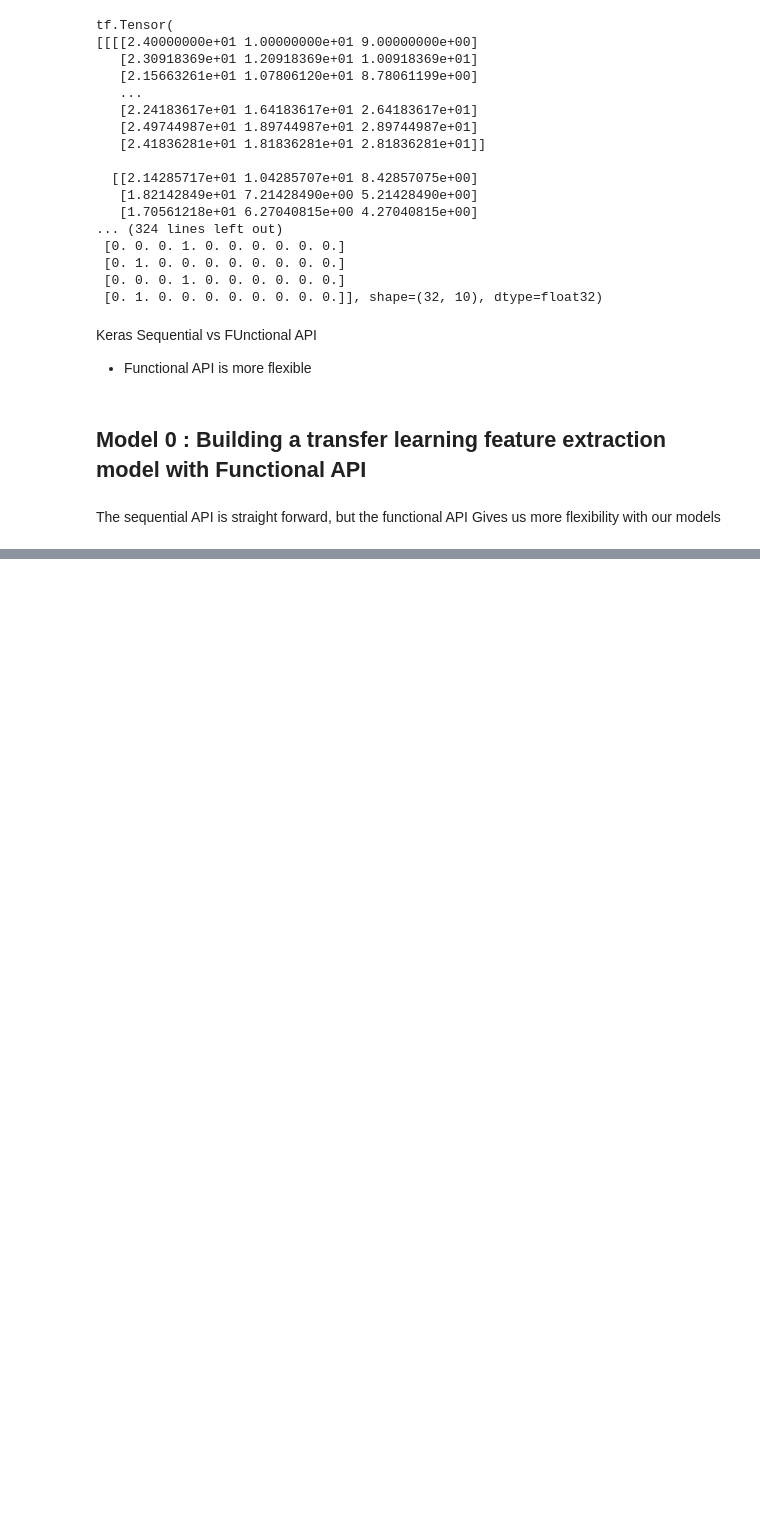
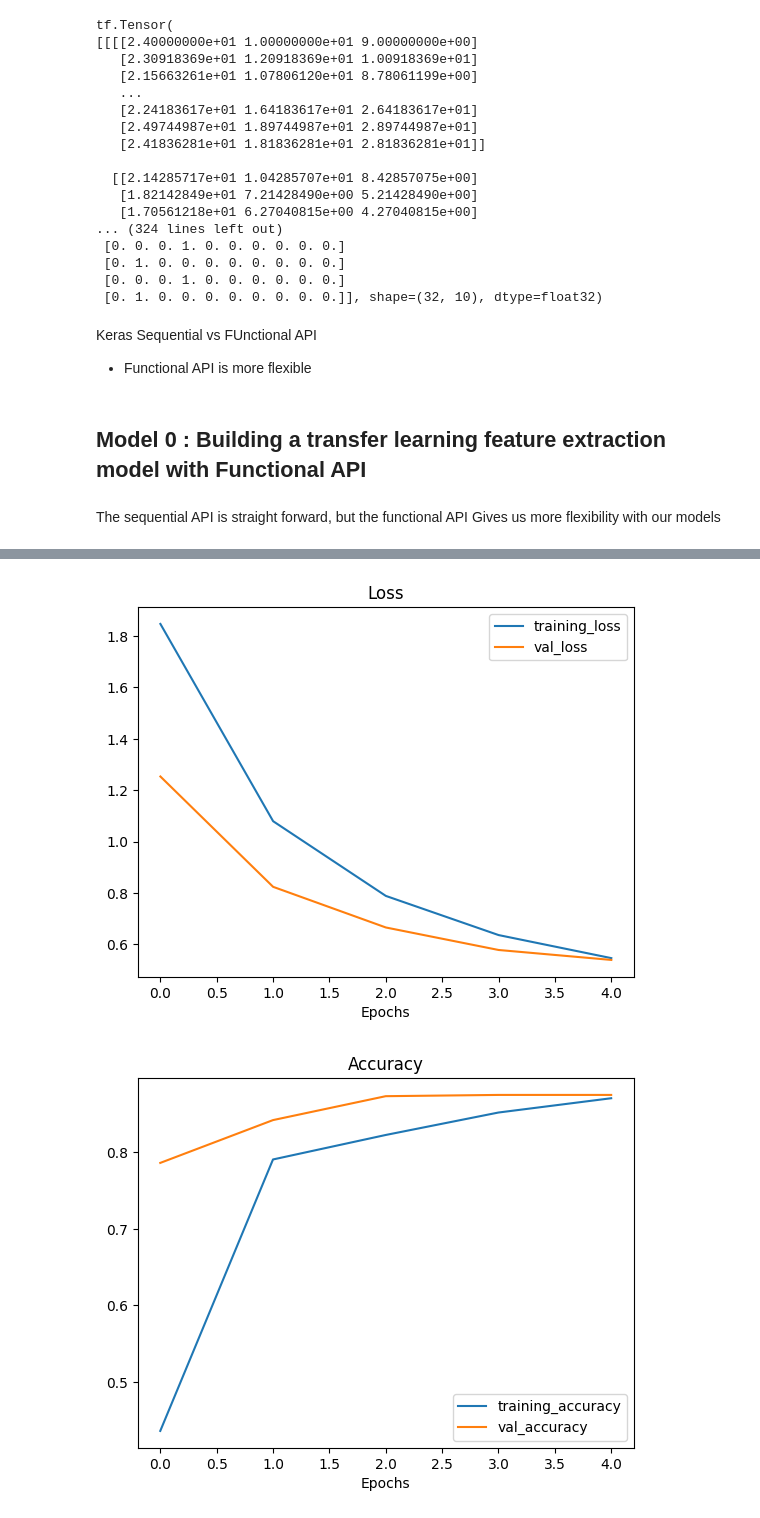
Before and after one commit to lakshitgosain/Tensorflow-ZTM, a Jupyter notebook: TF_ZTM_05_TransferLearning_Fine_Tuning.ipynb, the cells around one changed output, grey strips where cells are left out. Saved outputs shown, nothing was run; the diff lists cells and outputs as text; code cells hidden in the pictures; blank space fills up the shorter version.

```diff
--- a/TF_ZTM_05_TransferLearning_Fine_Tuning.ipynb
+++ b/TF_ZTM_05_TransferLearning_Fine_Tuning.ipynb
@@ -155,7 +155,7 @@ x=base_model(inputs)
 print(f"shape after passing inputs to our base model{x.shape}")
 
 #6. Average pool the outputs of the base model(aggregate all the most importantinformation)
-x=tf.keras.layers.layers.GlobalAveragePooling2D(name='global average_pooling_layer')(x)
+x=tf.keras.layers.GlobalAveragePooling2D(name='global_average_pooling_layer')(x)
 print(f"shape after global averagepooling2D:{x.shape}")
 
 #7. Create the otput activation layer
@@ -165,5 +165,16 @@ outputs=tf.keras.layers.Dense(10, activation='softmax', name='output_layer')(x)
 model_0=tf.keras.Model(inputs, outputs)
 
 #9 Compile the model
-
+model_0.compile(
+    loss='categorical_crossentropy',
+    optimizer=tf.keras.optimizers.Adam(),
+    metrics=['accuracy']
+)
 #10. Fit the model and save it's history
+istory_10_percent= model_0.fit(train_data_10_percent,
+                               epochs=5,
+                               steps_per_epoch=len(train_data_10_percent),
+                               validation_data=test_data,
+                               validation_steps=int(0.25*len(test_data)),
+                               callbacks=[create_tensorboard_callback(dir_name="transfer_learning",
+                                                                      experiment_name='10_percent')])
@@ -169,0 +264,5 @@ model_0=tf.keras.Model(inputs, outputs)
+# %%
+plot_loss_curves(istory_10_percent)
+# %% [output]
+[figure, added]
+[figure, added]
```
Also changed, not shown: parts of 5 cells of this notebook.
